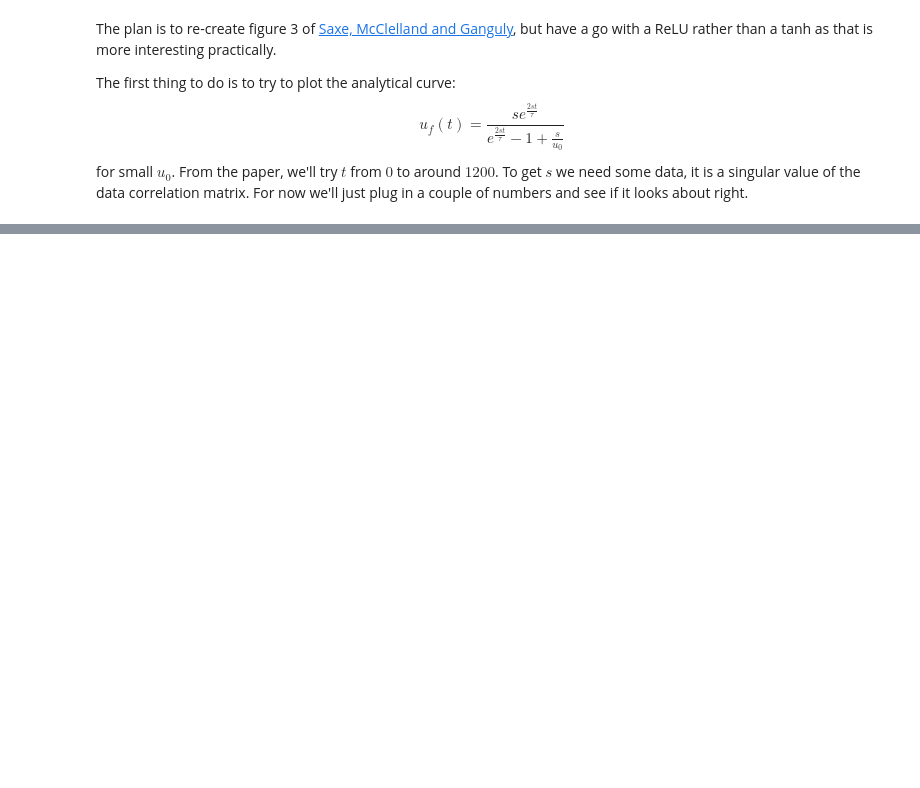
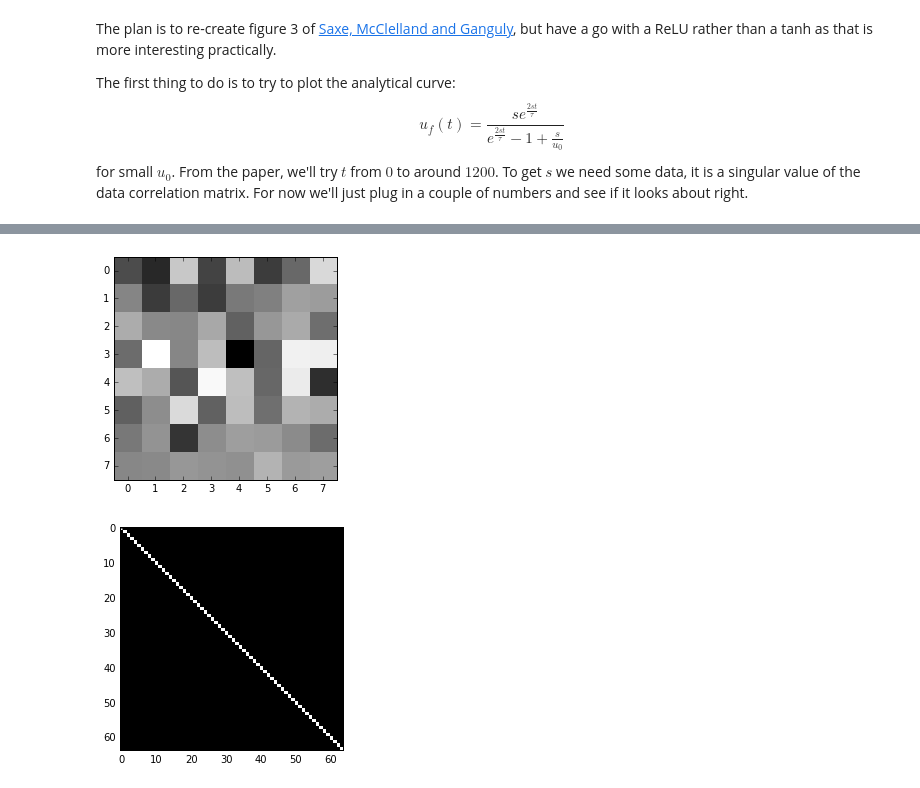
Before and after one commit to PFCM/odds-and-ends, a Jupyter notebook: saxe_figure.ipynb, the cells around one changed output, grey strips where cells are left out. Cells and saved outputs as stored; diff of their text form; code cells hidden in the pictures; blank space fills up the shorter version.

```diff
--- a/saxe_figure.ipynb
+++ b/saxe_figure.ipynb
@@ -59,0 +93,15 @@ def flip(data, epsilon):
+# %%
+# kind of diagonal, but we can do better
+from sklearn.decomposition import PCA
+pca = PCA(n_components=64, whiten=True)
+whitened = pca.fit_transform(images)
+
+plt.imshow(whitened[10,...].reshape((8, 8)))
+plt.show()
+
+in_in_cov = np.dot(whitened.T, whitened)
+plt.imshow(in_in_cov)
+plt.show()
+# %% [output]
+[figure, added]
+[figure, added]
```
Also changed, not shown: parts of 18 cells of this notebook.
